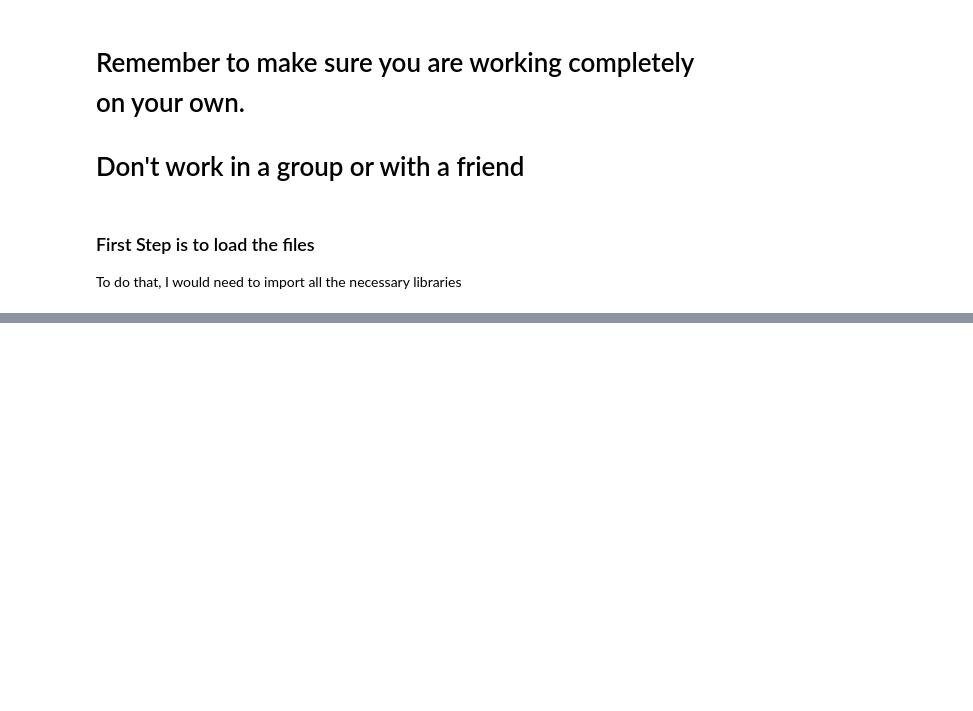
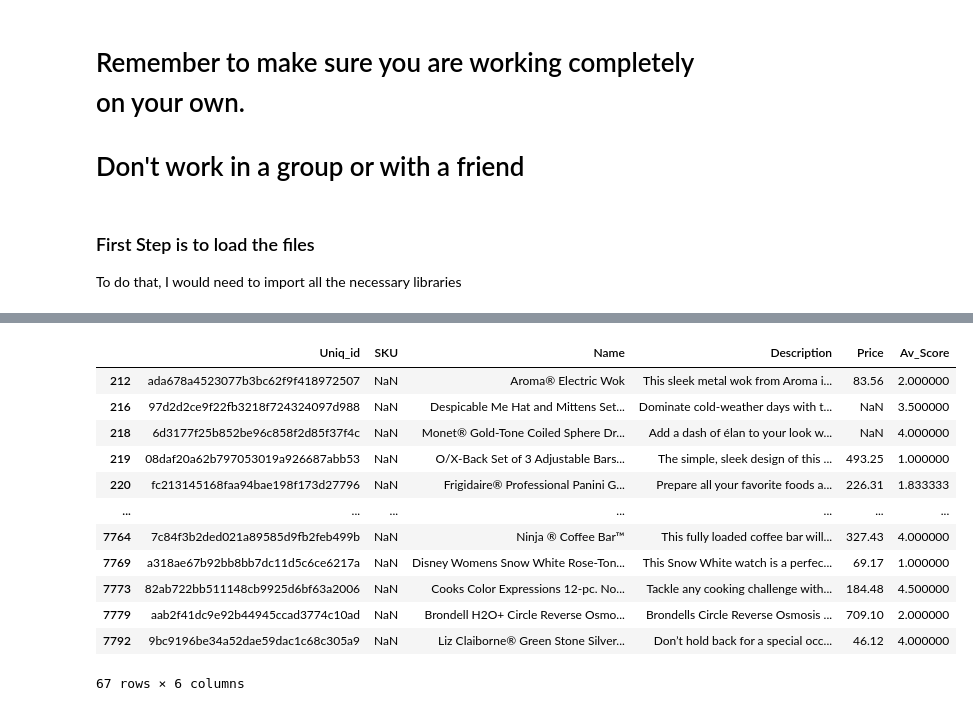
Before and after one commit to RedeemerNtumy/JCPennyConsultancyProject, a Jupyter notebook: 3549063_BD2.ipynb, the cells around one changed output, grey strips where cells are left out. Saved outputs shown, nothing was run; the diff lists cells and outputs as text; code cells hidden in the pictures; blank space fills up the shorter version.

```diff
--- a/3549063_BD2.ipynb
+++ b/3549063_BD2.ipynb
@@ -125,0 +212,18 @@ users = pd.read_csv("users.csv")
+# %%
+# Display rows with missing SKU values
+missing_sku_rows = products[products['SKU'].isna()]
+display(missing_sku_rows)
+# %% [output]
+|  | Uniq_id | SKU | Name | Description | Price | Av_Score |
+| 212 | ada678a4523077b3bc62f9f418972507 | NaN | Aroma® Electric Wok | This sleek metal wok from Aroma i... | 83.56 | 2.000000 |
+| 216 | 97d2d2ce9f22fb3218f724324097d988 | NaN | Despicable Me Hat and Mittens Set... | Dominate cold-weather days with t... | NaN | 3.500000 |
+| 218 | 6d3177f25b852be96c858f2d85f37f4c | NaN | Monet® Gold-Tone Coiled Sphere Dr... | Add a dash of élan to your look w... | NaN | 4.000000 |
+| 219 | 08daf20a62b797053019a926687abb53 | NaN | O/X-Back Set of 3 Adjustable Bars... | The simple, sleek design of this ... | 493.25 | 1.000000 |
+| 220 | fc213145168faa94bae198f173d27796 | NaN | Frigidaire® Professional Panini G... | Prepare all your favorite foods a... | 226.31 | 1.833333 |
+| ... | ... | ... | ... | ... | ... | ... |
+| 7764 | 7c84f3b2ded021a89585d9fb2feb499b | NaN | Ninja ® Coffee Bar™ | This fully loaded coffee bar will... | 327.43 | 4.000000 |
+| 7769 | a318ae67b92bb8bb7dc11d5c6ce6217a | NaN | Disney Womens Snow White Rose-Ton... | This Snow White watch is a perfec... | 69.17 | 1.000000 |
+| 7773 | 82ab722bb511148cb9925d6bf63a2006 | NaN | Cooks Color Expressions 12-pc. No... | Tackle any cooking challenge with... | 184.48 | 4.500000 |
+| 7779 | aab2f41dc9e92b44945ccad3774c10ad | NaN | Brondell H2O+ Circle Reverse Osmo... | Brondells Circle Reverse Osmosis ... | 709.10 | 2.000000 |
+| 7792 | 9bc9196be34a52dae59dac1c68c305a9 | NaN | Liz Claiborne® Green Stone Silver... | Don’t hold back for a special occ... | 46.12 | 4.000000 |
+67 rows × 6 columns
```
Also changed, not shown: parts of 18 cells of this notebook.
